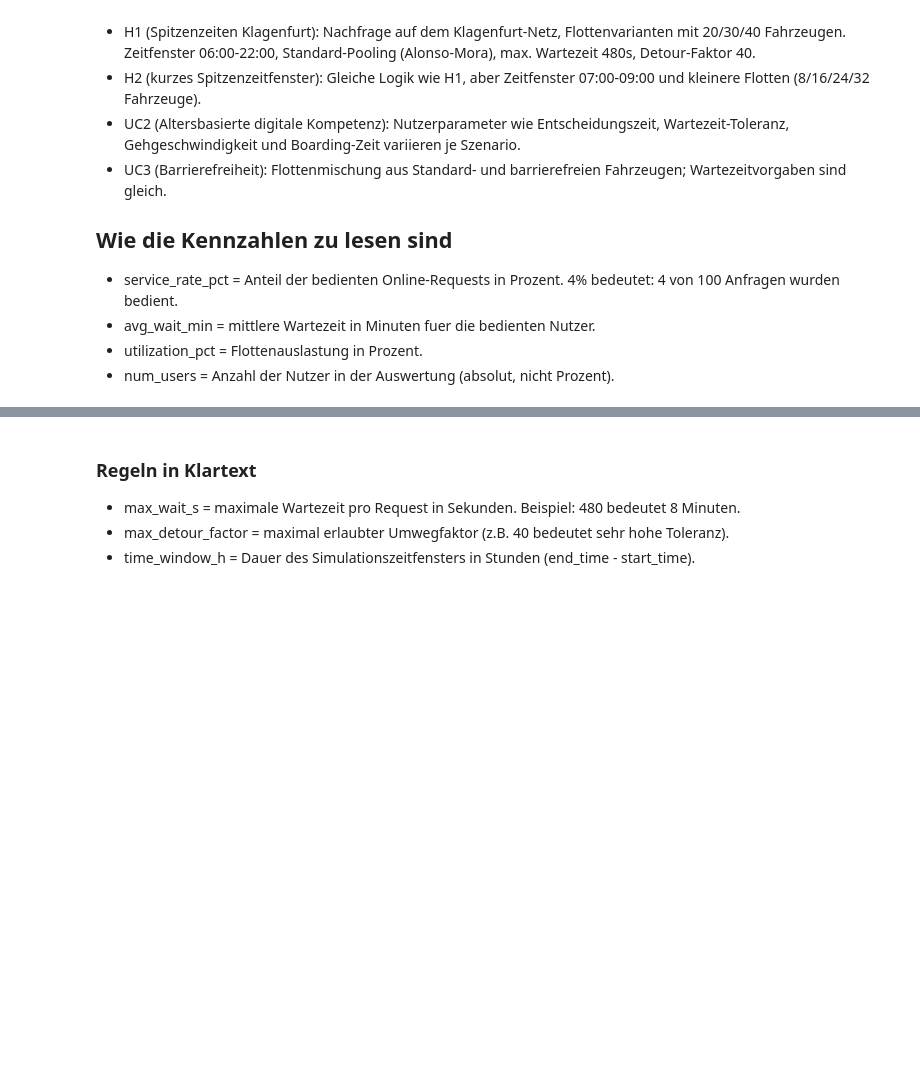
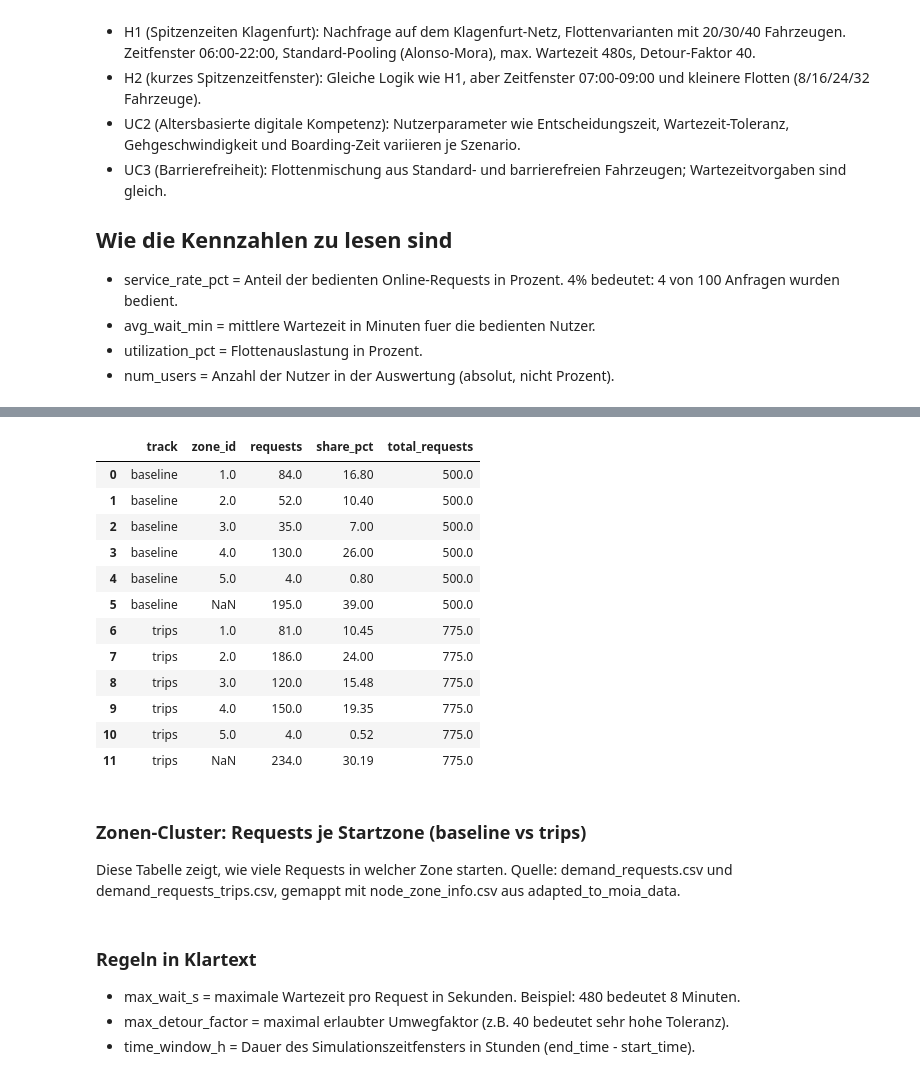
Before and after one commit to Createdd/fleet_hypothesistests, a Jupyter notebook: studies/CROSS_HYPOTHESIS_RESULTS_ANALYSIS.ipynb, the cells around one changed output, grey strips where cells are left out. Saved outputs shown, nothing was run; the diff lists cells and outputs as text; code cells hidden in the pictures; blank space fills up the shorter version.

```diff
--- a/studies/CROSS_HYPOTHESIS_RESULTS_ANALYSIS.ipynb
+++ b/studies/CROSS_HYPOTHESIS_RESULTS_ANALYSIS.ipynb
@@ -123,3 +123,67 @@ else:
+# %%
+zone_map_path = REPO_ROOT / "data" / "zones" / "klagenfurt_h1_spitzenzeiten" / "adapted_to_moia_data" / "node_zone_info.csv"
+demand_dir = REPO_ROOT / "data" / "demand" / "klagenfurt_h1_spitzenzeiten" / "matched" / "klagenfurt_h1_spitzenzeiten"
+
+request_files = {
+    "baseline": demand_dir / "demand_requests.csv",
+    "trips": demand_dir / "demand_requests_trips.csv",
+}
+
+if not zone_map_path.exists():
+    print("Zone mapping nicht gefunden:", zone_map_path)
+else:
+    zones = pd.read_csv(zone_map_path)
+    node_to_zone = zones.set_index("node_index")["zone_id"].to_dict()
+
+    rows = []
+    for track, path in request_files.items():
+        if not path.exists():
+            print("Request-Datei fehlt:", path)
+            continue
+        req = pd.read_csv(path)
+        if "start" not in req.columns:
+            print("Spalte 'start' fehlt in:", path)
+            continue
+        start_nodes = req["start"].astype(int)
+        start_zones = start_nodes.map(node_to_zone)
+        counts = start_zones.value_counts(dropna=False).sort_index()
+        total = float(counts.sum()) if len(counts) else 0.0
+        for zone_id, count in counts.items():
+            rows.append(
+                {
+                    "track": track,
+                    "zone_id": zone_id,
+                    "requests": float(count),
+                    "share_pct": (count / total * 100.0) if total else 0.0,
+                    "total_requests": total,
+                }
+            )
+
+    if rows:
+        zone_df = pd.DataFrame(rows)
+        num_cols = zone_df.select_dtypes(include="number").columns
+        zone_df[num_cols] = zone_df[num_cols].round(2)
+        display(zone_df.sort_values(["track", "zone_id"]))
+    else:
+        print("Keine Zonen-Cluster Daten gefunden.")
+# %% [output]
+|  | track | zone_id | requests | share_pct | total_requests |
+| 0 | baseline | 1.0 | 84.0 | 16.80 | 500.0 |
+| 1 | baseline | 2.0 | 52.0 | 10.40 | 500.0 |
+| 2 | baseline | 3.0 | 35.0 | 7.00 | 500.0 |
+| 3 | baseline | 4.0 | 130.0 | 26.00 | 500.0 |
+| 4 | baseline | 5.0 | 4.0 | 0.80 | 500.0 |
+| 5 | baseline | NaN | 195.0 | 39.00 | 500.0 |
+| 6 | trips | 1.0 | 81.0 | 10.45 | 775.0 |
+| 7 | trips | 2.0 | 186.0 | 24.00 | 775.0 |
+| 8 | trips | 3.0 | 120.0 | 15.48 | 775.0 |
+| 9 | trips | 4.0 | 150.0 | 19.35 | 775.0 |
+| 10 | trips | 5.0 | 4.0 | 0.52 | 775.0 |
+| 11 | trips | NaN | 234.0 | 30.19 | 775.0 |
+# %% [markdown]
+### Zonen-Cluster: Requests je Startzone (baseline vs trips)
+
+Diese Tabelle zeigt, wie viele Requests in welcher Zone starten. Quelle: demand_requests.csv und demand_requests_trips.csv, gemappt mit node_zone_info.csv aus adapted_to_moia_data.
 # %% [markdown]
 ### Regeln in Klartext
 
```
Also changed, not shown: parts of 1 cell of this notebook, 1 other file.
